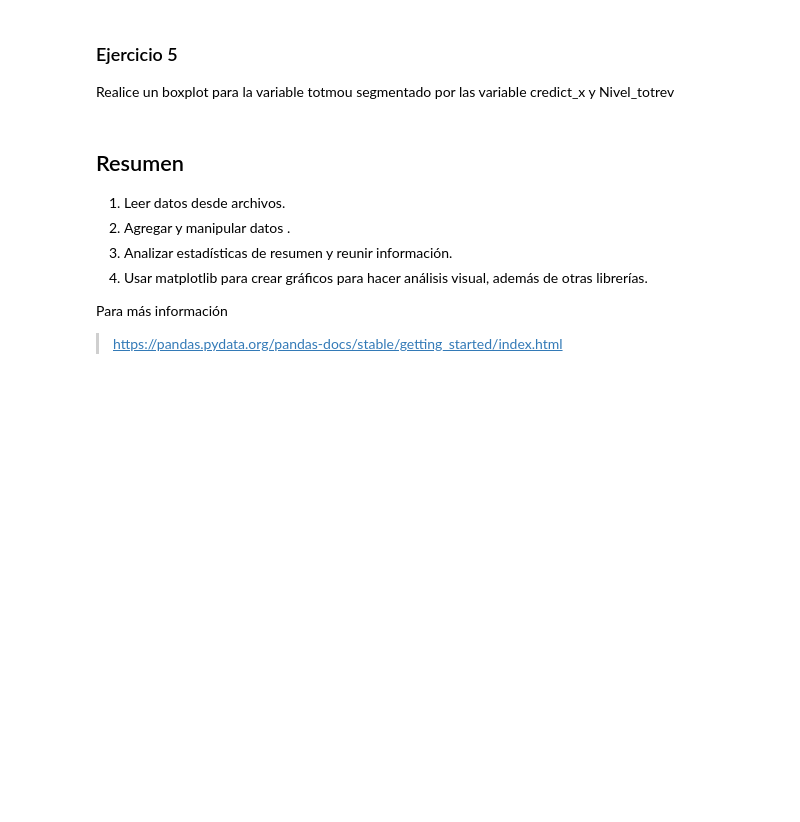
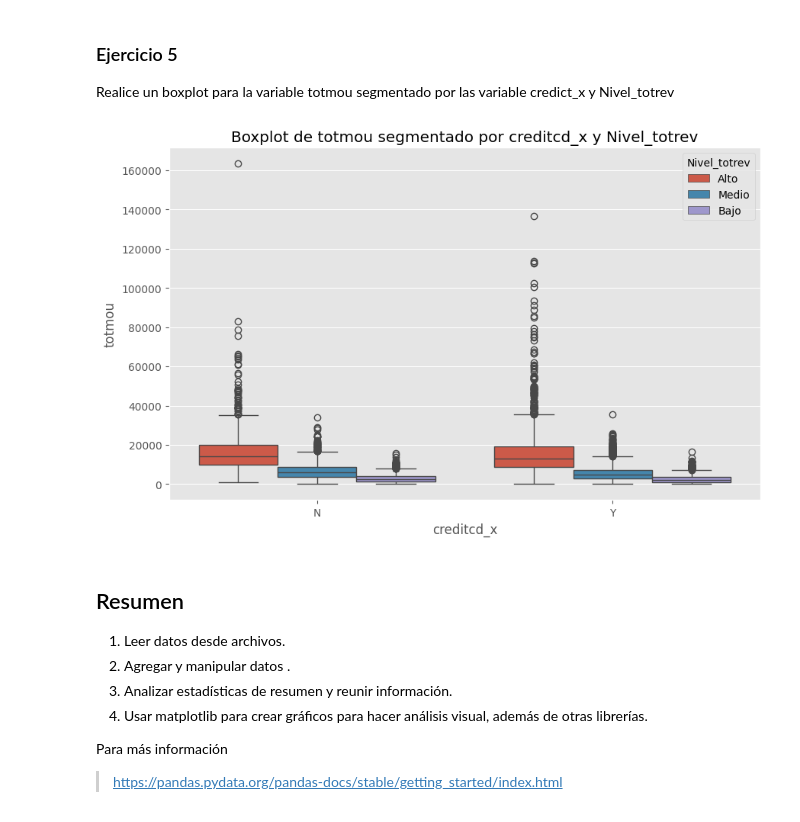
Before and after one commit to autumnliaves/ean_est_python_2024, a Jupyter notebook: Codigo/Relación entre minutos usados e ingreso de clientes - Introducción a Pandas.ipynb, the cells around one changed output. Cells and saved outputs as stored; diff of their text form; code cells hidden in the pictures; blank space fills up the shorter version.

```diff
--- a/Codigo/Relación entre minutos usados e ingreso de clientes - Introducción a Pandas.ipynb
+++ b/Codigo/Relación entre minutos usados e ingreso de clientes - Introducción a Pandas.ipynb
@@ -973,7 +1373,7 @@ for i in areas:
             lv.append('Medio')
         else:
             lv.append('Alto')
-    temp_df['Nivel']=lv
+    temp_df['Nivel_totrev']=lv
     lista_df.append(temp_df)
 df_con_etiquetas = pd.concat(lista_df)
 # realice el ejercicio en este espacio
@@ -1081,3 +1588,10 @@ Realice un  boxplot para la variable totmou segmentado por las variable  credict
+# %%
+plt.figure(figsize=(10, 6))
+sns.boxplot(x='creditcd_x', y='totmou', hue='Nivel_totrev', data=df_con_etiquetas)
+plt.title('Boxplot de totmou segmentado por creditcd_x y Nivel_totrev')
+plt.show()
+# %% [output]
+[figure, added]
 # %% [markdown]
 ## Resumen
 
```
Also changed, not shown: parts of 64 cells of this notebook, 2 other files.
